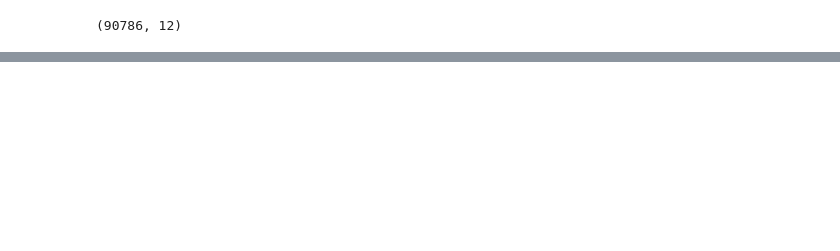
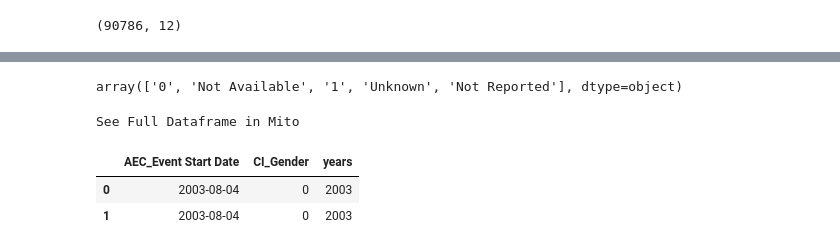
Before and after one commit to narsimrao/Novo_nordisk_comp, a Jupyter notebook: Novo_Nordisk_competition.ipynb, the cells around one changed output, grey strips where cells are left out. Saved outputs shown, nothing was run; the diff lists cells and outputs as text; code cells hidden in the pictures; blank space fills up the shorter version.

```diff
--- a/Novo_Nordisk_competition.ipynb
+++ b/Novo_Nordisk_competition.ipynb
@@ -98,0 +38,22 @@ temp_df
+# %%
+dt = pd.read_csv('q1.csv')
+# %%
+dt['CI_Gender'].unique()
+# %% [output]
+array(['0', 'Not Available', '1', 'Unknown', 'Not Reported'], dtype=object)
+# %%
+years = []
+for i in range(0,dt['AEC_Event Start Date'].shape[0]):
+    date = pd.to_datetime(dt['AEC_Event Start Date'][i])
+    date = str(date).split()[0]
+    year = pd.to_numeric(date.split('-')[0])
+    years.append(year)
+# %%
+dt['years'] = years
+# %%
+dt.head(2)
+# %% [output]
+See Full Dataframe in Mito
+|  | AEC_Event Start Date | CI_Gender | years |
+| 0 | 2003-08-04 | 0 | 2003 |
+| 1 | 2003-08-04 | 0 | 2003 |
```
Also changed, not shown: parts of 29 cells of this notebook.
